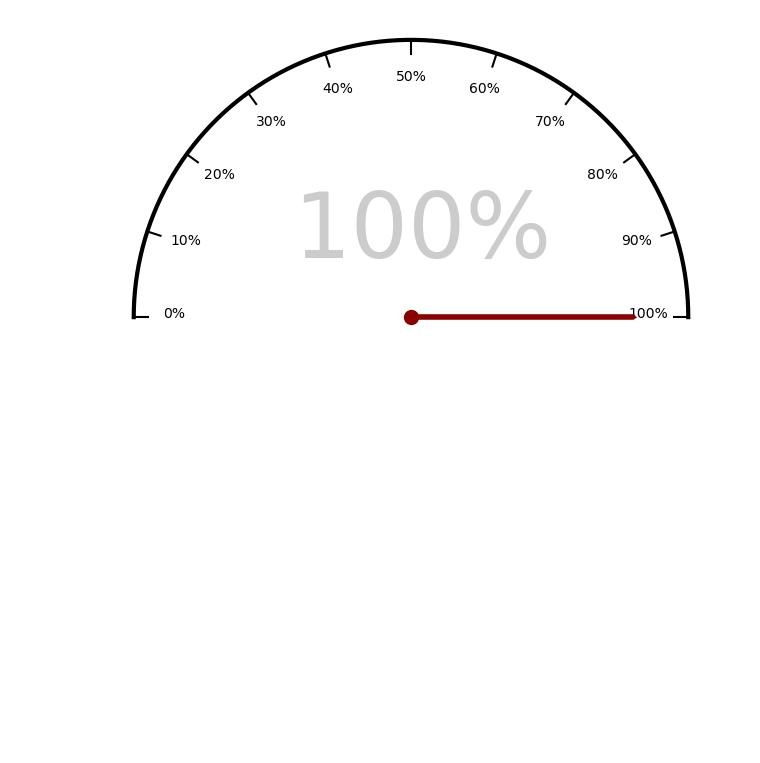
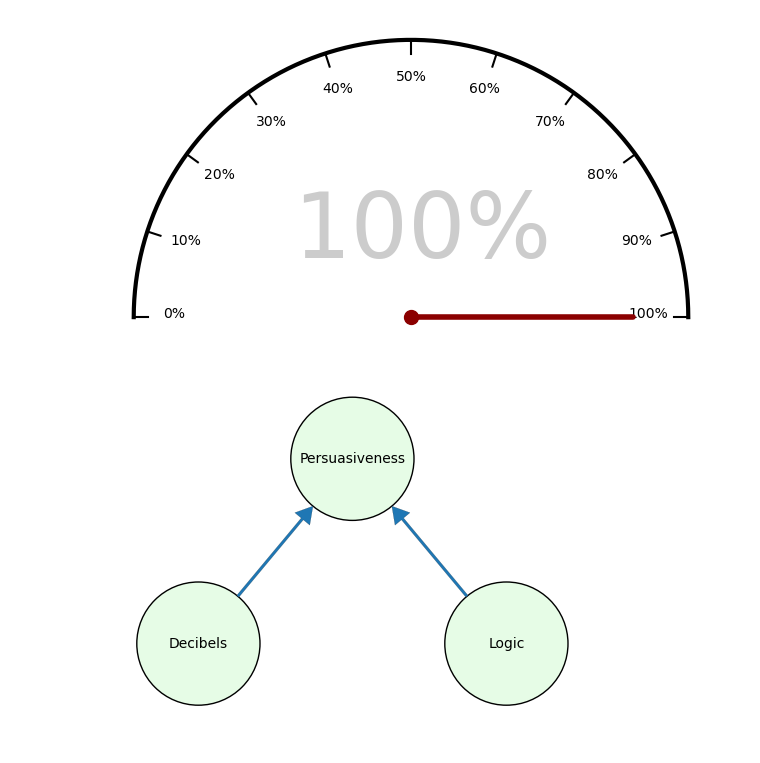
Before and after one commit to alexanderthclark/Matplotlib-for-Storytellers, a Jupyter notebook: python/Poetry-Figure-Dev.ipynb, the cells around one changed output. Saved outputs shown, nothing was run; the diff lists cells and outputs as text; code cells hidden in the pictures; blank space fills up the shorter version.

```diff
--- a/python/Poetry-Figure-Dev.ipynb
+++ b/python/Poetry-Figure-Dev.ipynb
@@ -419,0 +422,17 @@ savepy('speedometer')
+# %%
+def make_node(center, radius = 'auto', label = '', ax = None):
+    """Plot labeled circle object to represent a node.
+    Rrun after any changes to axes limits, aspect changes, etc if using radius = 'auto'."""
+    if ax is None:
+        ax = plt.gca()
+    t = ax.text(center[0], center[1], label, ha = 'center', va = 'center')
+    if radius == 'auto':
+        plt.gcf().canvas.draw()
+        box = t.get_window_extent().transformed(ax.transData.inverted())
+        width = box.x1 - box.x0
+        radius = (width/2)*1.2
+    c = plt.Circle(center, radius,
+                   facecolor = (.9,.99,.9),
+                   edgecolor = 'black')
+    ax.add_artist(c)
+    return c
@@ -419,0 +476,17 @@ savepy('speedometer')
+# %%
+fig, ax = plt.figure(), plt.axes()
+ax.set_aspect(1)
+ax.set_xlim(-4,4)
+ax.set_ylim(-3,3)
+ax.axis('off')
+
+persuasive = make_node((0,1.5), 1, 'Persuasiveness')
+logic = make_node((2.5,-1.5), 1, 'Logic')
+decibels = make_node((-2.5,-1.5), 1, 'Decibels')
+
+directed_edge(logic, persuasive)
+directed_edge(decibels, persuasive)
+#truncate
+plt.savefig("dag-argue.pdf")
+# %% [output]
+[figure, added]
```
Also changed, not shown: parts of 6 cells of this notebook, 18 other files.
